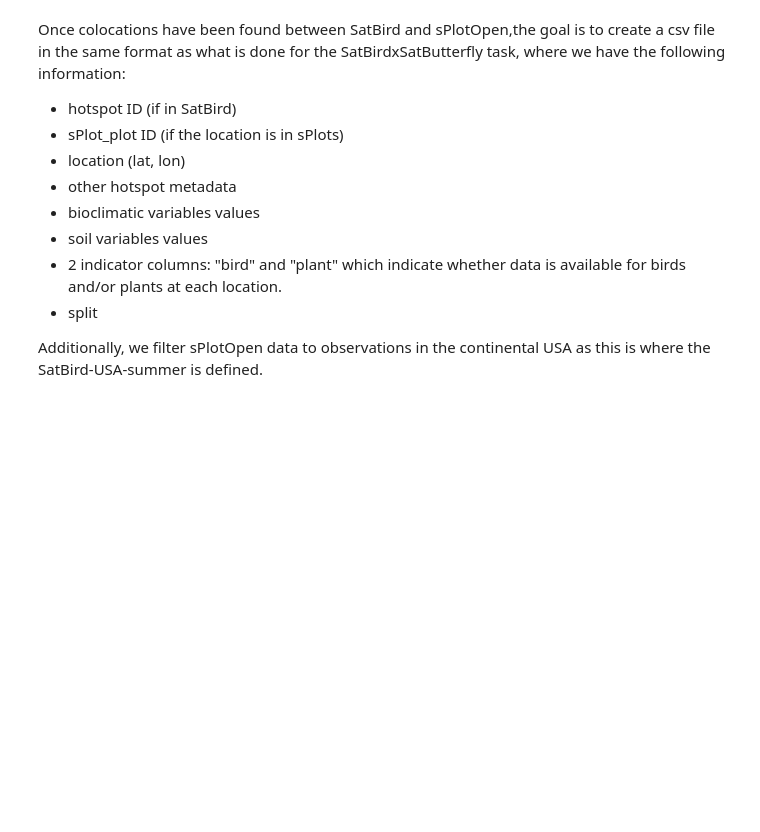
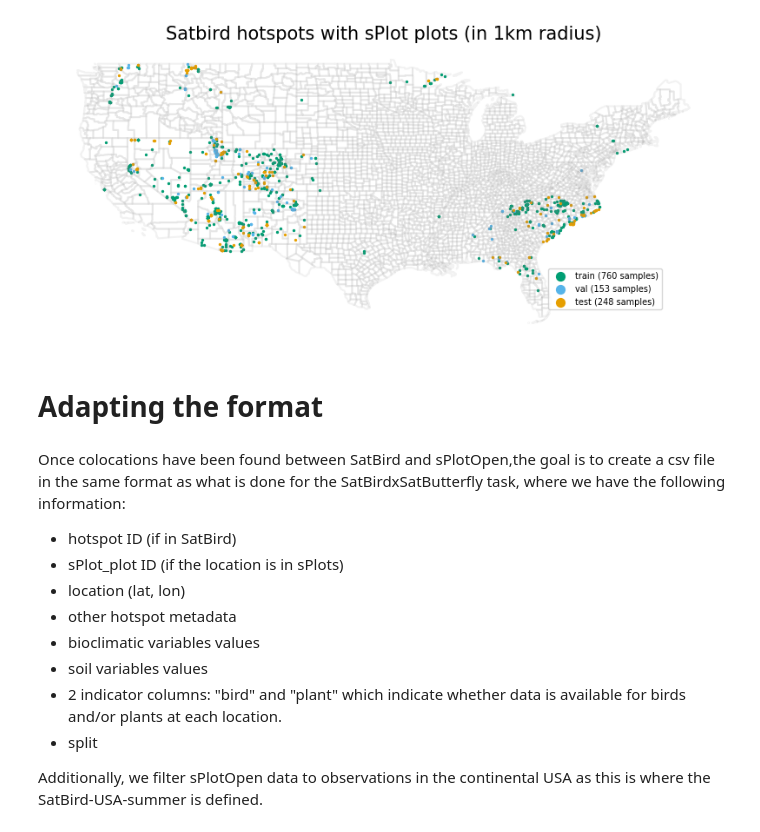
Before and after one commit to RolnickLab/SDMPartialLabels, a Jupyter notebook: data_processing/prepare_satbirdxsplots.ipynb, the cells around one changed output. Cells and saved outputs as stored; diff of their text form; code cells hidden in the pictures; blank space fills up the shorter version.

Commit message:
Add code to find colocations btw sPlotOpen and SatBird.

```diff
--- a/data_processing/prepare_satbirdxsplots.ipynb
+++ b/data_processing/prepare_satbirdxsplots.ipynb
@@ -7,3 +93,26 @@ import json
+# %%
+filtered_satbird_df = pd.read_csv("colocations_satbird_splot.csv")
+# %%
+geoDatav = gpd.read_file('https://raw.githubusercontent.com/holtzy/The-Python-Graph-Gallery/master/static/data/US-counties.geojson')
+
+geometry = [Point(xy) for xy in zip(filtered_satbird_df['lon'], filtered_satbird_df['lat'])]
+gdf = gpd.GeoDataFrame(filtered_satbird_df, geometry=geometry)
+
+fig, ax = plt.subplots(figsize =(10,6))
+
+geoDatav[~geoDatav["STATE"].isin(["02", "15", "72"])].boundary.plot(ax=ax, alpha = 0.1, edgecolor = "gray" )
+gdf[gdf["split"]=="train"].plot(ax=ax,marker='o', color='#009E73', markersize=2, label = f"train ({filtered_satbird_df['split'].value_counts()['train']} samples)")
+gdf[gdf["split"]=="val"].plot(ax=ax, marker='o', color='#56B4E9', markersize=2, label = f"val ({filtered_satbird_df['split'].value_counts()['val']} samples)")
+gdf[gdf["split"]=="test"].plot(ax=ax, marker='o', color='#E69F00', markersize=2, label = f"test ({filtered_satbird_df['split'].value_counts()['test']} samples)")
+
+plt.legend(fontsize=7, markerscale=5,  bbox_to_anchor=(0.92, 0.25))
+plt.title(f"Satbird hotspots with sPlot plots (in 1km radius)", fontsize = 15)
+plt.axis('off')
+plt.show()
+# %% [output]
+[figure, added]
+# %% [markdown]
+# Adapting the format
 # %% [markdown]
 Once colocations have been found between SatBird and sPlotOpen,the goal is to create a csv file in the same format as what is done for the SatBirdxSatButterfly task, where we have the following information:
 - hotspot ID (if in SatBird)
```
Also changed, not shown: parts of 9 cells of this notebook.
